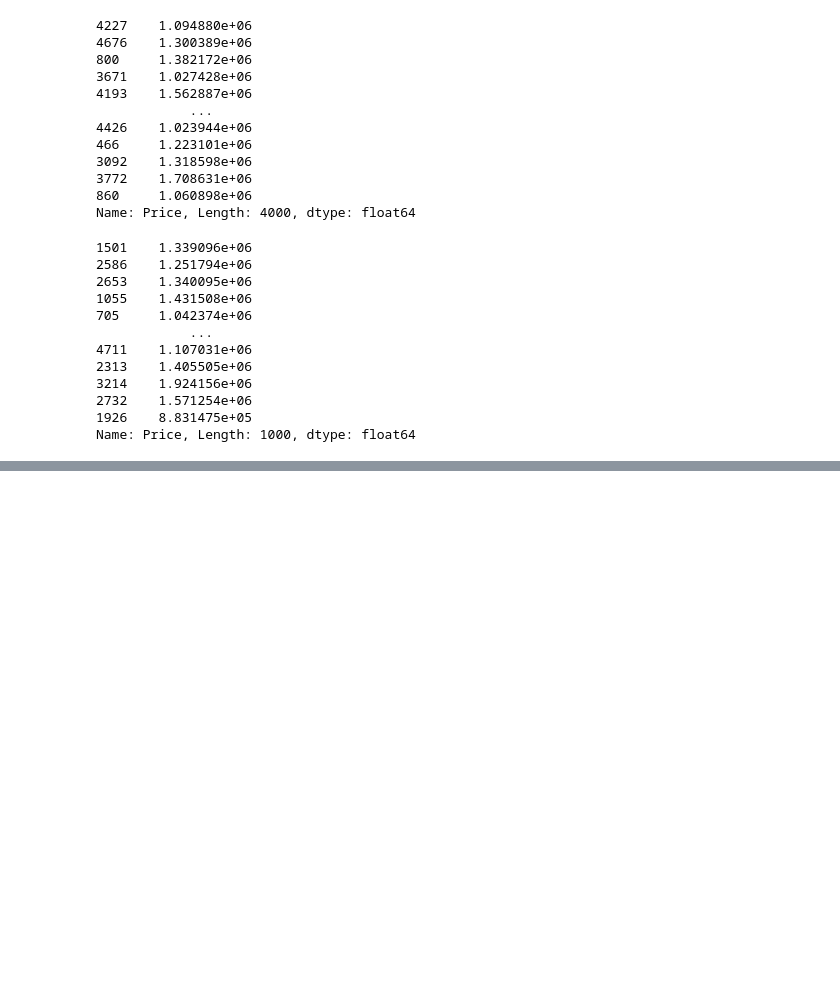
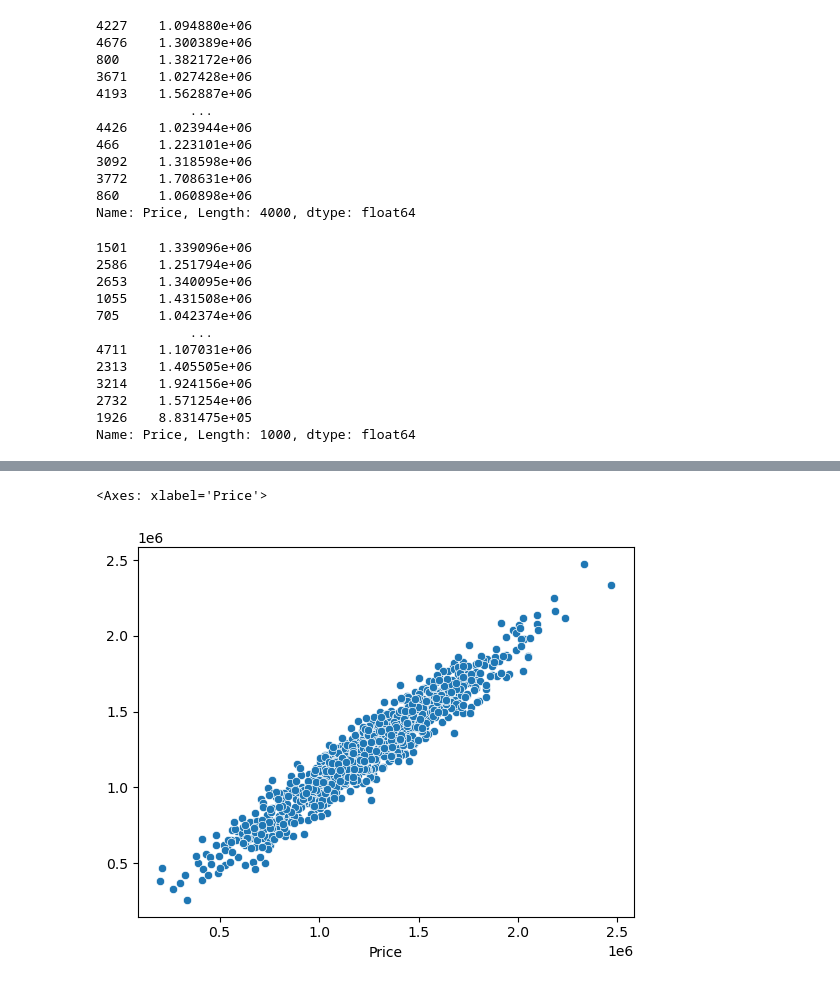
Before and after one commit to naimNB/Mechine-Learning, a Jupyter notebook: intro_linear_regression.ipynb, the cells around one changed output, grey strips where cells are left out. Cells and saved outputs as stored; diff of their text form; code cells hidden in the pictures; blank space fills up the shorter version.

```diff
--- a/intro_linear_regression.ipynb
+++ b/intro_linear_regression.ipynb
@@ -221,0 +344,8 @@ Name: Price, Length: 1000, dtype: float64
+# %%
+sns.scatterplot(
+    x=y_test,
+    y=model.predict(X_test)
+)
+# %% [output]
+<Axes: xlabel='Price'>
+[figure, added]
```
Also changed, not shown: parts of 17 cells of this notebook.
